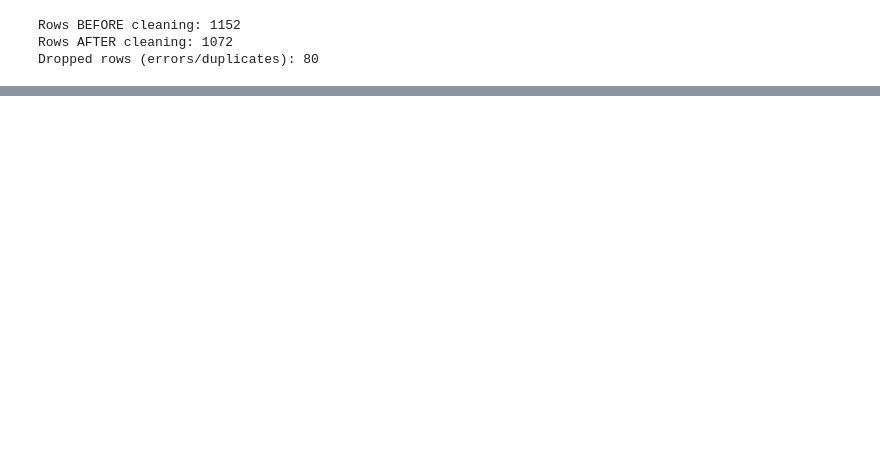
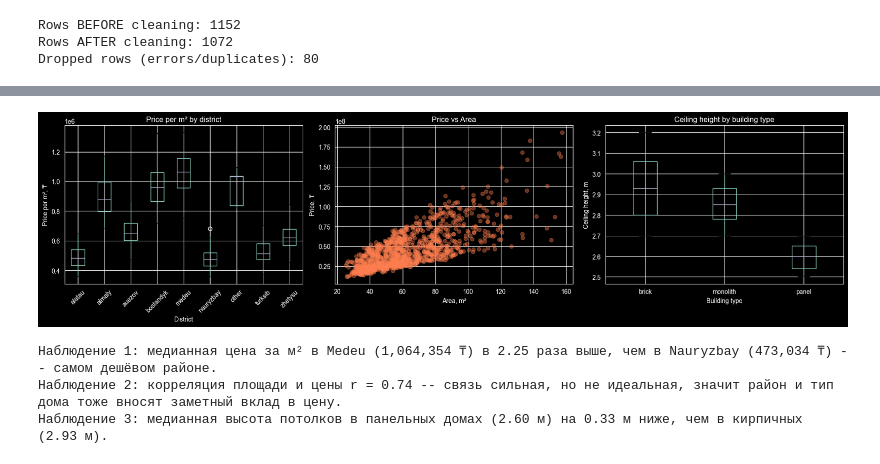
Before and after one commit to NurdauletZhussip-tech/zhussip_ML_task_1, a Jupyter notebook: notebook.ipynb, the cells around one changed output, grey strips where cells are left out. Drawn from its saved outputs; the diff is of its cells as text; code cells hidden in the pictures; blank space fills up the shorter version.

```diff
--- a/notebook.ipynb
+++ b/notebook.ipynb
@@ -364,0 +553,45 @@ Total Features: 19
+# %%
+# Step 7: EDA -- три графика с числовым наблюдением под каждым
+import matplotlib.pyplot as plt
+
+fig, axes = plt.subplots(1, 3, figsize=(18, 5))
+
+# 1) price_per_m2 by district
+df_clean.boxplot(column="price_per_m2", by="district", rot=45, ax=axes[0])
+axes[0].set_title("Price per m² by district")
+axes[0].set_xlabel("District")
+axes[0].set_ylabel("Price per m², ₸")
+
+# 2) price vs area
+axes[1].scatter(df_clean["area_m2"], df_clean["price_kzt"], alpha=0.4, color="coral")
+axes[1].set_title("Price vs Area")
+axes[1].set_xlabel("Area, m²")
+axes[1].set_ylabel("Price, ₸")
+
+# 3) ceiling height by building_type
+df_clean.boxplot(column="ceiling_height_m", by="building_type", ax=axes[2])
+axes[2].set_title("Ceiling height by building type")
+axes[2].set_xlabel("Building type")
+axes[2].set_ylabel("Ceiling height, m")
+
+plt.suptitle("")
+plt.tight_layout()
+plt.show()
+
+med_by_district = df_clean.groupby("district")["price_per_m2"].median().sort_values()
+corr = df_clean["area_m2"].corr(df_clean["price_kzt"])
+ceil_by_type = df_clean.groupby("building_type")["ceiling_height_m"].median()
+
+print(f"Наблюдение 1: медианная цена за м² в Medeu ({med_by_district.iloc[-1]:,.0f} ₸) "
+      f"в {med_by_district.iloc[-1] / med_by_district.iloc[0]:.2f} раза выше, чем в Nauryzbay "
+      f"({med_by_district.iloc[0]:,.0f} ₸) -- самом дешёвом районе.")
+print(f"Наблюдение 2: корреляция площади и цены r = {corr:.2f} -- связь сильная, но не идеальная, "
+      f"значит район и тип дома тоже вносят заметный вклад в цену.")
+print(f"Наблюдение 3: медианная высота потолков в панельных домах ({ceil_by_type['panel']:.2f} м) "
+      f"на {ceil_by_type['brick'] - ceil_by_type['panel']:.2f} м ниже, чем в кирпичных "
+      f"({ceil_by_type['brick']:.2f} м).")
+# %% [output]
+[figure, added]
+Наблюдение 1: медианная цена за м² в Medeu (1,064,354 ₸) в 2.25 раза выше, чем в Nauryzbay (473,034 ₸) -- самом дешёвом районе.
+Наблюдение 2: корреляция площади и цены r = 0.74 -- связь сильная, но не идеальная, значит район и тип дома тоже вносят заметный вклад в цену.
+Наблюдение 3: медианная высота потолков в панельных домах (2.60 м) на 0.33 м ниже, чем в кирпичных (2.93 м).
```
Also changed, not shown: parts of 16 cells of this notebook, 2 other files.
